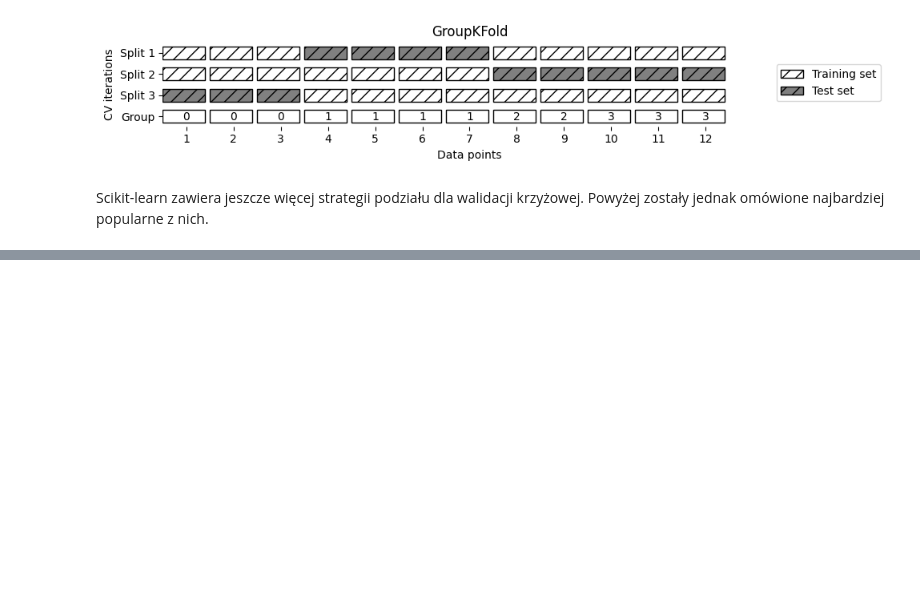
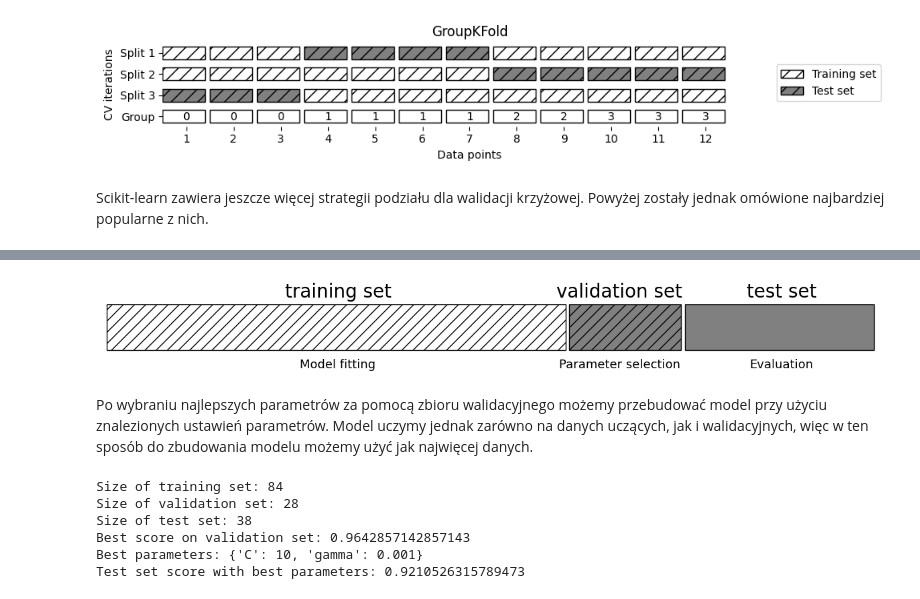
Before and after one commit to jakubtwalczak/Muller_Guido_Introduction_to_ML, a Jupyter notebook: Rozdział_5_Ocena_i_doskonalenie_modelu.ipynb, the cells around one changed output, grey strips where cells are left out. Saved outputs shown, nothing was run; the diff lists cells and outputs as text; code cells hidden in the pictures; blank space fills up the shorter version.

Commit message:
Utworzono za pomocą Colab

```diff
--- a/Rozdział_5_Ocena_i_doskonalenie_modelu.ipynb
+++ b/Rozdział_5_Ocena_i_doskonalenie_modelu.ipynb
@@ -187,0 +220,35 @@ Scikit-learn zawiera jeszcze więcej strategii podziału dla walidacji krzyżowe
+# %%
+mglearn.plots.plot_threefold_split()
+# %% [output]
+[figure, added]
+# %% [markdown]
+Po wybraniu najlepszych parametrów za pomocą zbioru walidacyjnego możemy przebudować model przy użyciu znalezionych ustawień parametrów. Model uczymy jednak zarówno na danych uczących, jak i walidacyjnych, więc w ten sposób do zbudowania modelu możemy użyć jak najwięcej danych.
+# %%
+X_trainval, X_test, y_trainval, y_test = train_test_split(iris.data, iris.target, random_state=0)
+X_train, X_valid, y_train, y_valid = train_test_split(X_trainval, y_trainval, random_state=1)
+print(f"Size of training set: {X_train.shape[0]}")
+print(f"Size of validation set: {X_valid.shape[0]}")
+print(f"Size of test set: {X_test.shape[0]}")
+best_score = 0
+for gamma in [0.001, 0.01, 0.1, 1, 10, 100]:
+    for C in [0.001, 0.01, 0.1, 1, 10, 100]:
+        svm = SVC(gamma=gamma, C=C)
+        svm.fit(X_train, y_train)
+        score = svm.score(X_valid, y_valid)
+        if score > best_score:
+            best_score = score
+            best_parameters = {'C': C, 'gamma': gamma}
+
+svm = SVC(**best_parameters)
+svm.fit(X_trainval, y_trainval)
+test_score = svm.score(X_test, y_test)
+print(f"Best score on validation set: {best_score}")
+print(f"Best parameters: {best_parameters}")
+print(f"Test set score with best parameters: {test_score}")
+# %% [output]
+Size of training set: 84
+Size of validation set: 28
+Size of test set: 38
+Best score on validation set: 0.9642857142857143
+Best parameters: {'C': 10, 'gamma': 0.001}
+Test set score with best parameters: 0.9210526315789473
```
Also changed, not shown: parts of 6 cells of this notebook.
